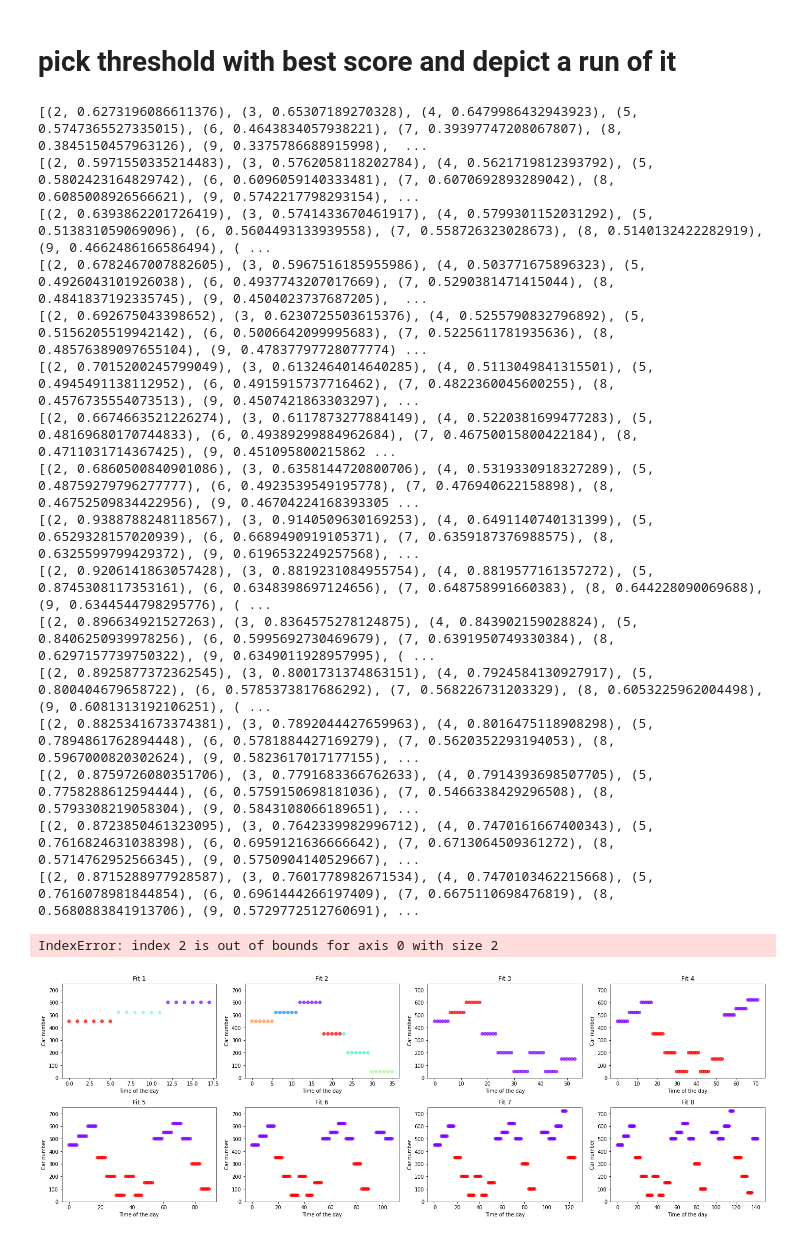
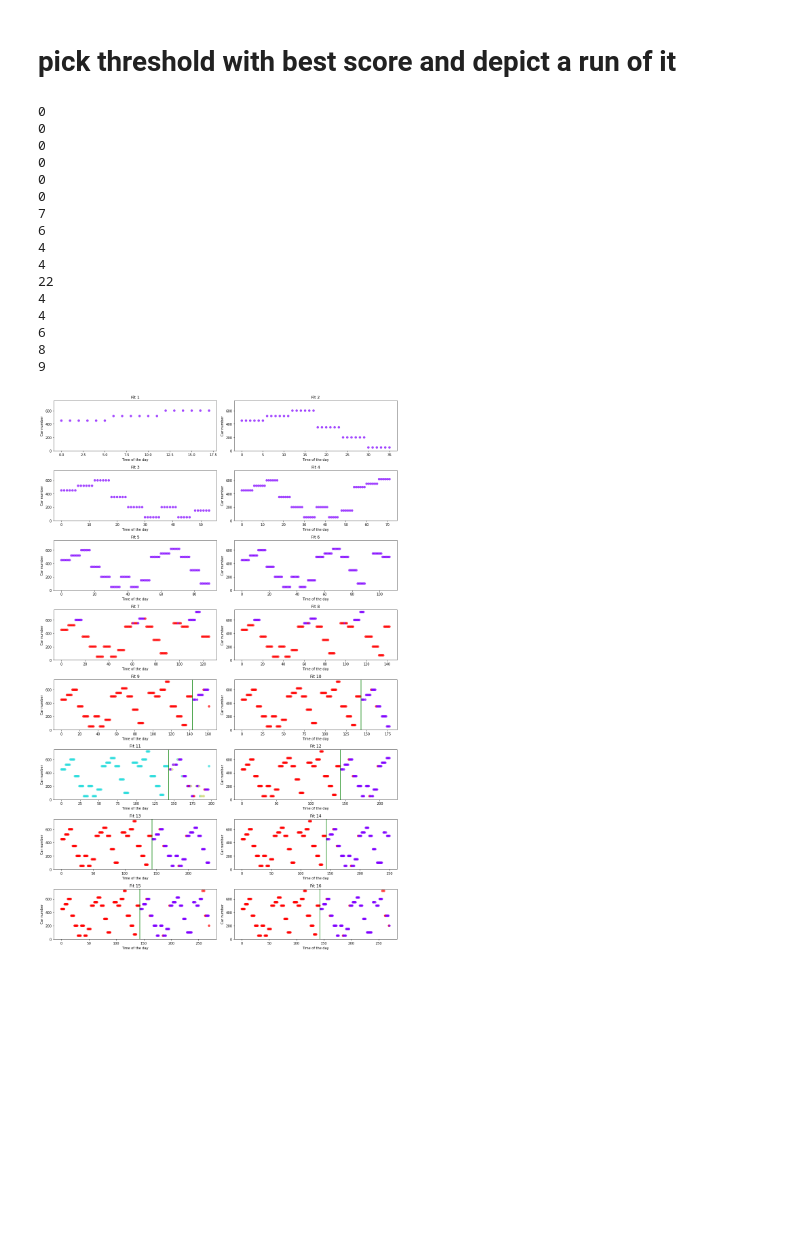
Before and after one commit to martaradzi/RTX, a Jupyter notebook: experiments/random_seed_42/bundle/Threshold check for minimum 2 clusters.ipynb, the cells around one changed output. Cells and saved outputs as stored; diff of their text form; code cells hidden in the pictures; blank space fills up the shorter version.

```diff
--- a/experiments/random_seed_42/bundle/Threshold check for minimum 2 clusters.ipynb
+++ b/experiments/random_seed_42/bundle/Threshold check for minimum 2 clusters.ipynb
@@ -385,7 +385,7 @@ figure.tight_layout(rect=[0, 0.03, 1, 0.95])
 # %% [markdown]
 # pick threshold with best score and depict a run of it
 # %%
-model_03_before= Birch(n_clusters=None, threshold=0.01)
+model_03_before= Birch(n_clusters=None, threshold=0.5)
 
 list_of_nmpys_for_graphs = []
 
@@ -423,51 +423,83 @@ for i in range(0, len(list_of_dfs)):
 
 col_counter = 0
 row_counter = 0
 
 fit_number = 1
 
-nrows = 2
-ncols = 4
+nrows = 8
+ncols = 2
 
-figure, axs = plt.subplots(nrows=nrows, ncols=ncols,figsize=(20,7.5))
+figure, axs = plt.subplots(nrows=nrows, ncols=ncols,figsize=(15,25))
 
 for i in list_of_nmpys_for_graphs:
 
 #     numpy_array = i.to_numpy()
 
     figure.tight_layout(rect=[0, 0.03, 1, 0.95])
 
     axs[row_counter,col_counter].scatter(i[:, 5], i[:, 4], c =labels_dict[f'fit_{fit_number}'], cmap='rainbow', alpha=0.7 )
     axs[row_counter,col_counter].set_xlabel('Time of the day')
     axs[row_counter,col_counter].set_ylim(0, 750)
     axs[row_counter,col_counter].set_ylabel('Car number')
     axs[row_counter,col_counter].set_title(f'Fit {fit_number}')
 
     if fit_number >= 9:
         axs[row_counter,col_counter].axvline(x=143, color='g')
+
     if col_counter == (ncols-1):
         col_counter = 0
         row_counter += 1
     else:
         col_counter += 1
 
+#     print(f'{col_counter}, {row_counter}')
+
     fit_number += 1
+
+fit_number = 1
+outlier_dict = {}
+
+for k in labels_dict:
+#     print(k)
+    arr = labels_dict[k]
+#     print(arr)
+    fit =  np.array_split(arr, 3*fit_number)
+    outlier_counter = 0
+
+    for value in fit: # value is each of the 6 points
+#         print(value)
+        ilosc = len(value)
+
+        coun = np.array(np.unique(value, return_counts=True)).T
+        for num in coun:
+    #   print(coun)
+            p = (num[1]*100)/ilosc
+            if p < 50:
+                outlier_counter += num[1]
+
+
+    outlier_dict[k] = outlier_counter
+
+    fit_number += 1
+
+
+for i in outlier_dict:
+    print(outlier_dict[i])
 # %% [output]
-[(2, 0.6273196086611376), (3, 0.65307189270328), (4, 0.6479986432943923), (5, 0.5747365527335015), (6, 0.4643834057938221), (7, 0.39397747208067807), (8, 0.3845150457963126), (9, 0.3375786688915998),  ...
-[(2, 0.5971550335214483), (3, 0.5762058118202784), (4, 0.5621719812393792), (5, 0.5802423164829742), (6, 0.6096059140333481), (7, 0.6070692893289042), (8, 0.6085008926566621), (9, 0.5742217798293154), ...
-[(2, 0.6393862201726419), (3, 0.5741433670461917), (4, 0.5799301152031292), (5, 0.513831059069096), (6, 0.5604493133939558), (7, 0.558726323028673), (8, 0.5140132422282919), (9, 0.4662486166586494), ( ...
-[(2, 0.6782467007882605), (3, 0.5967516185955986), (4, 0.503771675896323), (5, 0.4926043101926038), (6, 0.4937743207017669), (7, 0.5290381471415044), (8, 0.4841837192335745), (9, 0.4504023737687205),  ...
-[(2, 0.692675043398652), (3, 0.6230725503615376), (4, 0.5255790832796892), (5, 0.5156205519942142), (6, 0.5006642099995683), (7, 0.5225611781935636), (8, 0.48576389097655104), (9, 0.47837797728077774) ...
-[(2, 0.7015200245799049), (3, 0.6132464014640285), (4, 0.5113049841315501), (5, 0.4945491138112952), (6, 0.4915915737716462), (7, 0.4822360045600255), (8, 0.4576735554073513), (9, 0.4507421863303297), ...
-[(2, 0.6674663521226274), (3, 0.6117873277884149), (4, 0.5220381699477283), (5, 0.48169680170744833), (6, 0.49389299884962684), (7, 0.46750015800422184), (8, 0.4711031714367425), (9, 0.451095800215862 ...
-[(2, 0.6860500840901086), (3, 0.6358144720800706), (4, 0.5319330918327289), (5, 0.48759279796277777), (6, 0.4923539549195778), (7, 0.476940622158898), (8, 0.46752509834422956), (9, 0.46704224168393305 ...
-[(2, 0.9388788248118567), (3, 0.9140509630169253), (4, 0.6491140740131399), (5, 0.6529328157020939), (6, 0.6689490919105371), (7, 0.6359187376988575), (8, 0.6325599799429372), (9, 0.6196532249257568), ...
-[(2, 0.9206141863057428), (3, 0.8819231084955754), (4, 0.8819577161357272), (5, 0.8745308117353161), (6, 0.6348398697124656), (7, 0.648758991660383), (8, 0.644228090069688), (9, 0.6344544798295776), ( ...
-[(2, 0.896634921527263), (3, 0.8364575278124875), (4, 0.843902159028824), (5, 0.8406250939978256), (6, 0.5995692730469679), (7, 0.6391950749330384), (8, 0.6297157739750322), (9, 0.6349011928957995), ( ...
-[(2, 0.8925877372362545), (3, 0.8001731374863151), (4, 0.7924584130927917), (5, 0.800404679658722), (6, 0.5785373817686292), (7, 0.568226731203329), (8, 0.6053225962004498), (9, 0.6081313192106251), ( ...
-[(2, 0.8825341673374381), (3, 0.7892044427659963), (4, 0.8016475118908298), (5, 0.7894861762894448), (6, 0.5781884427169279), (7, 0.5620352293194053), (8, 0.5967000820302624), (9, 0.5823617017177155), ...
-[(2, 0.8759726080351706), (3, 0.7791683366762633), (4, 0.7914393698507705), (5, 0.7758288612594444), (6, 0.5759150698181036), (7, 0.5466338429296508), (8, 0.5793308219058304), (9, 0.5843108066189651), ...
-[(2, 0.8723850461323095), (3, 0.7642339982996712), (4, 0.7470161667400343), (5, 0.7616824631038398), (6, 0.6959121636666642), (7, 0.6713064509361272), (8, 0.5714762952566345), (9, 0.5750904140529667), ...
-[(2, 0.8715288977928587), (3, 0.7601778982671534), (4, 0.7470103462215668), (5, 0.7616078981844854), (6, 0.6961444266197409), (7, 0.6675110698476819), (8, 0.5680883841913706), (9, 0.5729772512760691), ...
+0
+0
+0
+0
+0
+0
+7
+6
+4
+4
+22
+4
+4
+6
+8
+9
-IndexError: index 2 is out of bounds for axis 0 with size 2
-[figure, old version]
+[figure, new version]
```
Also changed, not shown: parts of 4 cells of this notebook, 6 other files.
